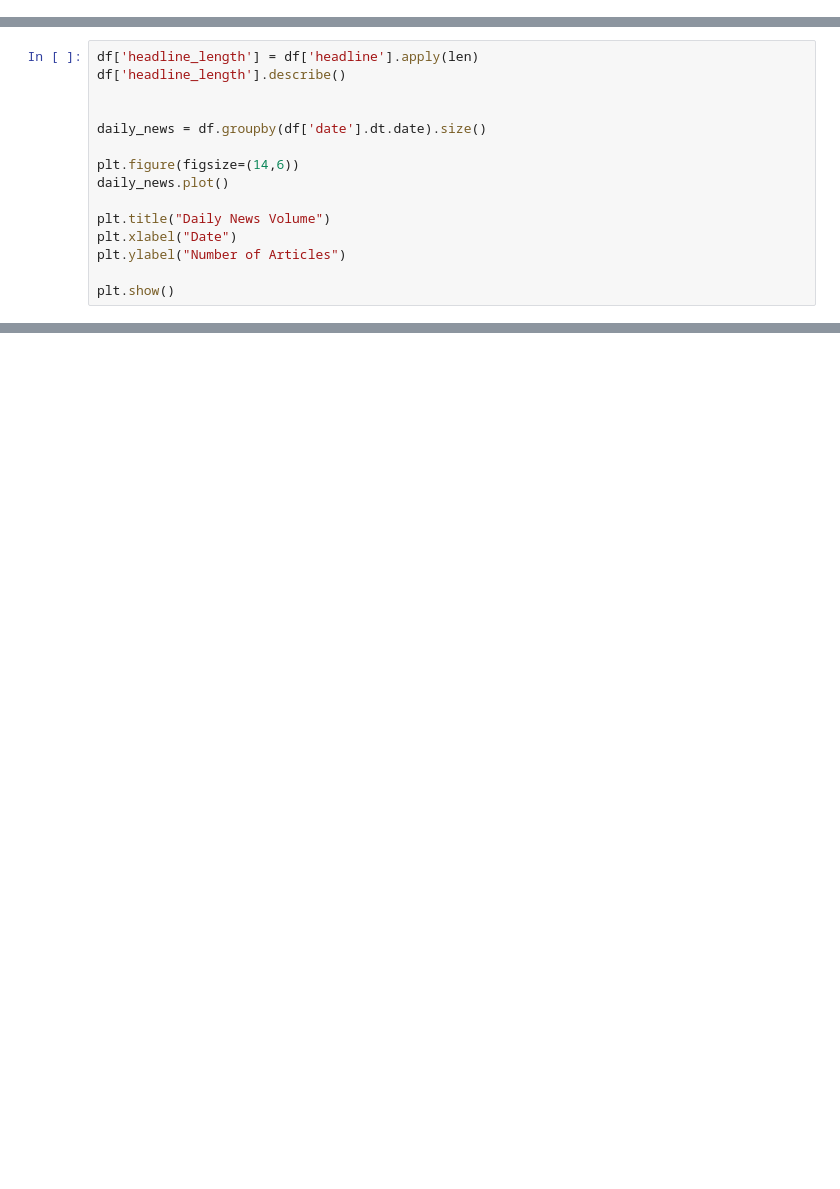
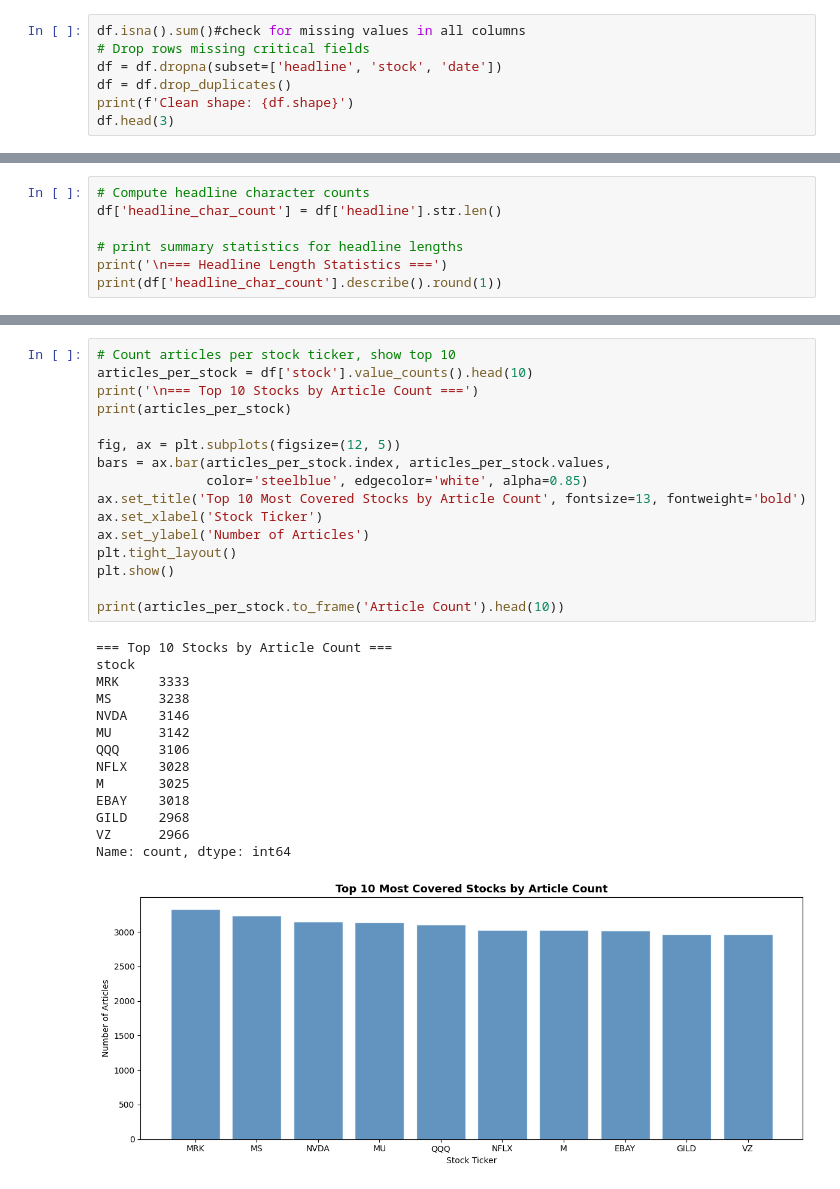
Before and after one commit to oim1999/news-sentiment-analysis, a Jupyter notebook: notebooks/raw_analyst_ratings_sentiment.ipynb, the cells around one changed output, grey strips where cells are left out. Cells and saved outputs as stored; diff of their text form; blank space fills up the shorter version.

```diff
--- a/notebooks/raw_analyst_ratings_sentiment.ipynb
+++ b/notebooks/raw_analyst_ratings_sentiment.ipynb
@@ -32,0 +48,7 @@ memory usage: 332.5 MB
+# %%
+df.isna().sum()#check for missing values in all columns
+# Drop rows missing critical fields
+df = df.dropna(subset=['headline', 'stock', 'date'])
+df = df.drop_duplicates()
+print(f'Clean shape: {df.shape}')
+df.head(3)
@@ -35,15 +62,0 @@ memory usage: 332.5 MB
-# %%
-df['headline_length'] = df['headline'].apply(len)
-df['headline_length'].describe()
-
-
-daily_news = df.groupby(df['date'].dt.date).size()
-
-plt.figure(figsize=(14,6))
-daily_news.plot()
-
-plt.title("Daily News Volume")
-plt.xlabel("Date")
-plt.ylabel("Number of Articles")
-
-plt.show()
@@ -55,0 +77,7 @@ RecursionError: maximum recursion depth exceeded
+# %%
+# Compute headline character counts
+df['headline_char_count'] = df['headline'].str.len()
+
+# print summary statistics for headline lengths
+print('\n=== Headline Length Statistics ===')
+print(df['headline_char_count'].describe().round(1))
@@ -55,0 +129,31 @@ RecursionError: maximum recursion depth exceeded
+# %%
+# Count articles per stock ticker, show top 10
+articles_per_stock = df['stock'].value_counts().head(10)
+print('\n=== Top 10 Stocks by Article Count ===')
+print(articles_per_stock)
+
+fig, ax = plt.subplots(figsize=(12, 5))
+bars = ax.bar(articles_per_stock.index, articles_per_stock.values,
+              color='steelblue', edgecolor='white', alpha=0.85)
+ax.set_title('Top 10 Most Covered Stocks by Article Count', fontsize=13, fontweight='bold')
+ax.set_xlabel('Stock Ticker')
+ax.set_ylabel('Number of Articles')
+plt.tight_layout()
+plt.show()
+
+print(articles_per_stock.to_frame('Article Count').head(10))
+# %% [output]
+=== Top 10 Stocks by Article Count ===
+stock
+MRK     3333
+MS      3238
+NVDA    3146
+MU      3142
+QQQ     3106
+NFLX    3028
+M       3025
+EBAY    3018
+GILD    2968
+VZ      2966
+Name: count, dtype: int64
+[figure, added]
```
Also changed, not shown: parts of 25 cells of this notebook, 8 other files.
